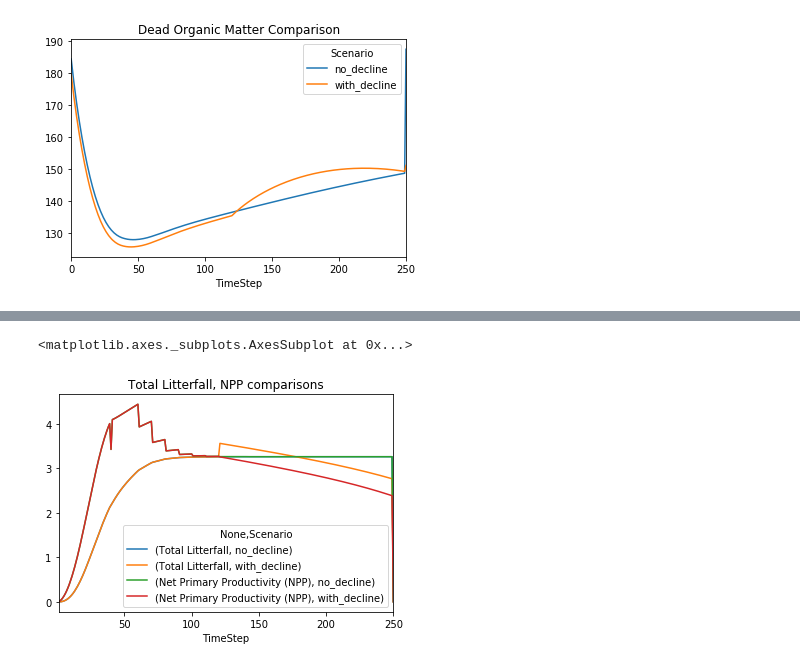
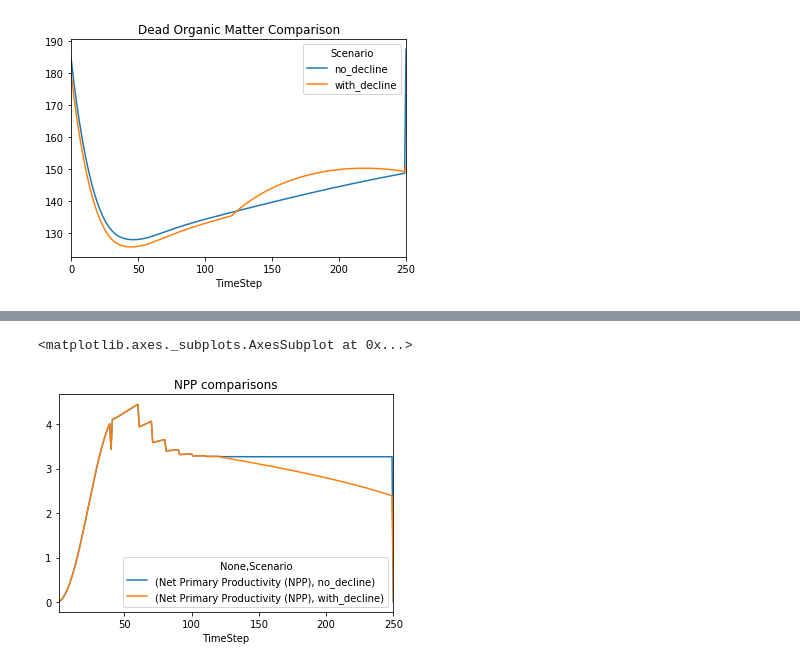
Before and after one commit to cat-cfs/cbm3_scripting_examples, a Jupyter notebook: overmature_decline_and_litterfall.ipynb, the cells around one changed output, grey strips where cells are left out. Cells and saved outputs as stored; diff of their text form; code cells hidden in the pictures.

Commit message:
split plots to make more readable

```diff
--- a/overmature_decline_and_litterfall.ipynb
+++ b/overmature_decline_and_litterfall.ipynb
@@ -95,7 +102,7 @@ stock_change_results = cbm3_results.load_stock_changes(results_db_path, classifi
 # %%
-stock_change_results[["TimeStep","Scenario", 'Total Litterfall', 'Net Primary Productivity (NPP)']] \
-    .pivot(index="TimeStep", columns="Scenario", values=['Total Litterfall', 'Net Primary Productivity (NPP)']) \
-    .plot(title="Total Litterfall, NPP comparisons")
+stock_change_results[["TimeStep","Scenario", "Net Primary Productivity (NPP)"]] \
+    .pivot(index="TimeStep", columns="Scenario", values=[ 'Net Primary Productivity (NPP)']) \
+    .plot(title="NPP comparisons")
 # %% [output]
 <matplotlib.axes._subplots.AxesSubplot at 0x...>
-[figure, old version]
+[figure, new version]
```
Also changed, not shown: parts of 2 cells of this notebook.
